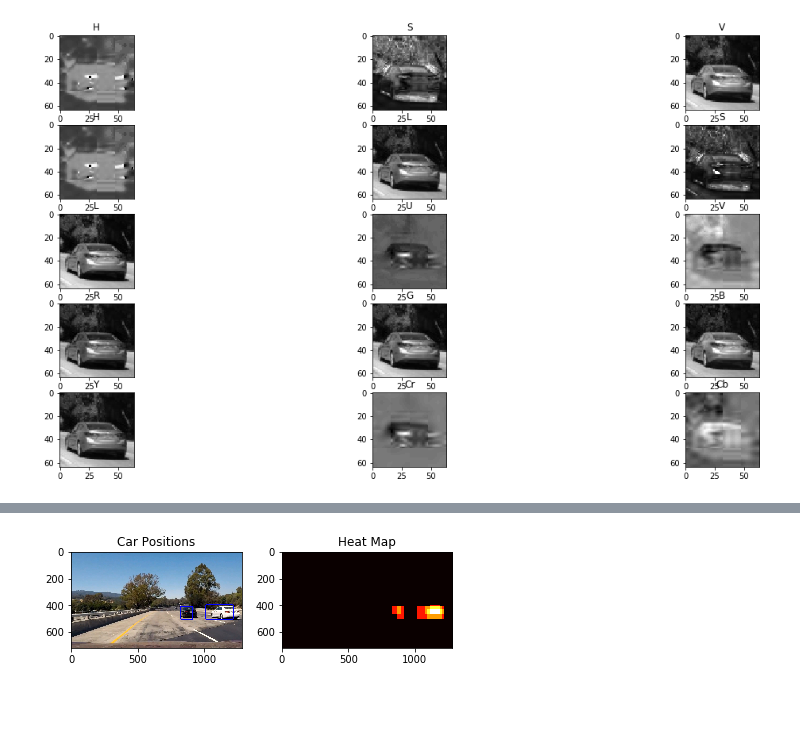
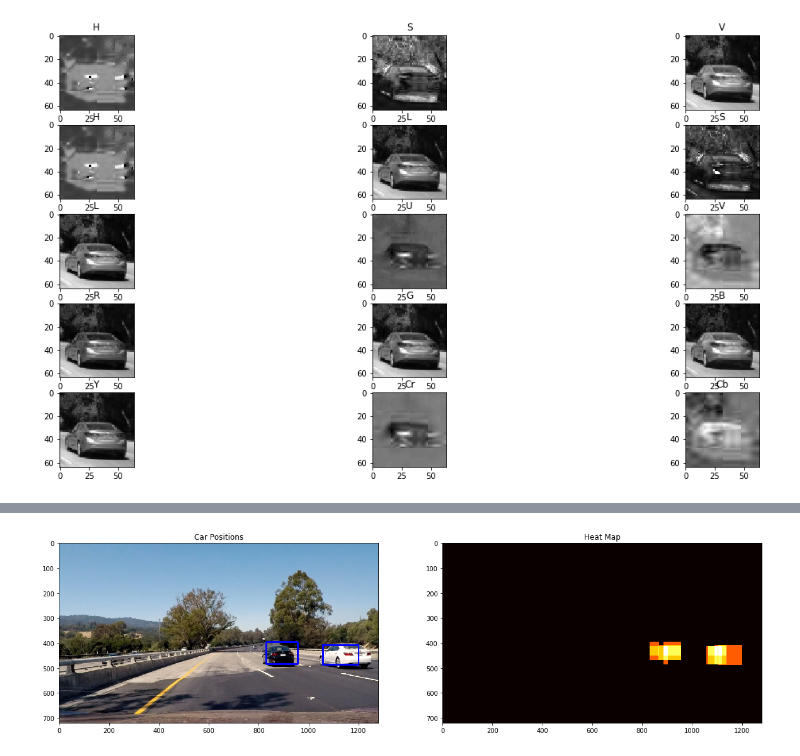
Before and after one commit to ryanchyshyn/vehicle_detection, a Jupyter notebook: pipeline.ipynb, the cells around one changed output, grey strips where cells are left out. Saved outputs shown, nothing was run; the diff lists cells and outputs as text; code cells hidden in the pictures; blank space fills up the shorter version.

```diff
--- a/pipeline.ipynb
+++ b/pipeline.ipynb
@@ -586,26 +752,0 @@ plt.show()
-# %%
-#img = mpimg.imread("train_data/vehicles/GTI_Far/image0000.png")
-img = cv2.cvtColor(cv2.imread("data/yes1.jpg"), cv2.COLOR_BGR2RGB)
-plt.imshow(img)
-
-rhist = np.histogram(img[:,:,0], bins=32, range=(0, 256))
-ghist = np.histogram(img[:,:,1], bins=32, range=(0, 256))
-bhist = np.histogram(img[:,:,2], bins=32, range=(0, 256))
-
-
-bin_edges = rhist[1]
-bin_centers = (bin_edges[1:]  + bin_edges[0:len(bin_edges)-1])/2
-
-fig = plt.figure(figsize=(12,3))
-plt.subplot(131)
-plt.bar(bin_centers, rhist[0])
-plt.xlim(0, 256)
-plt.title('R Histogram')
-plt.subplot(132)
-plt.bar(bin_centers, ghist[0])
-plt.xlim(0, 256)
-plt.title('G Histogram')
-plt.subplot(133)
-plt.bar(bin_centers, bhist[0])
-plt.xlim(0, 256)
-plt.title('B Histogram')
@@ -631,42 +768,41 @@ def apply_threshold(heatmap, threshold):
 
 def draw_labeled_bboxes(img, labels):
     # Iterate through all detected cars
     for car_number in range(1, labels[1]+1):
         # Find pixels with each car_number label value
         nonzero = (labels[0] == car_number).nonzero()
         # Identify x and y values of those pixels
         nonzeroy = np.array(nonzero[0])
         nonzerox = np.array(nonzero[1])
         # Define a bounding box based on min/max x and y
         bbox = ((np.min(nonzerox), np.min(nonzeroy)), (np.max(nonzerox), np.max(nonzeroy)))
         # Draw the box on the image
         cv2.rectangle(img, bbox[0], bbox[1], (0,0,255), 6)
     # Return the image
     return img
 
-image = cv2.cvtColor(cv2.imread("data/example5.jpg"), cv2.COLOR_BGR2RGB)
+image = cv2.cvtColor(cv2.imread("test_images/test4.jpg"), cv2.COLOR_BGR2RGB)
 heat = np.zeros_like(image[:,:,0]).astype(np.float)
 
 box_list = detect_vehicles(image)
 heat = add_heat(heat, box_list)
-apply_threshold(heat, 1)
+apply_threshold(heat, 2)
 
 # Visualize the heatmap when displaying
 heatmap = np.clip(heat, 0, 255)
 
 # Find final boxes from heatmap using label function
 labels = label(heatmap)
 draw_img = draw_labeled_bboxes(np.copy(image), labels)
 
-fig = plt.figure()
-plt.subplot(121)
-plt.imshow(draw_img)
-plt.title('Car Positions')
-plt.subplot(122)
-plt.imshow(heatmap, cmap='hot')
-plt.title('Heat Map')
-fig.tight_layout()
+f, ((ax1, ax2)) = plt.subplots(1, 2, figsize=(20,10))
+ax1.imshow(draw_img)
+ax1.set_title('Car Positions')
+
+ax2.imshow(heatmap, cmap='hot')
+ax2.set_title('Heat Map')
+
 plt.show()
 # %% [output]
-[figure, old version]
+[figure, new version]
 # %%
```
Also changed, not shown: parts of 17 cells of this notebook, 6 other files.
